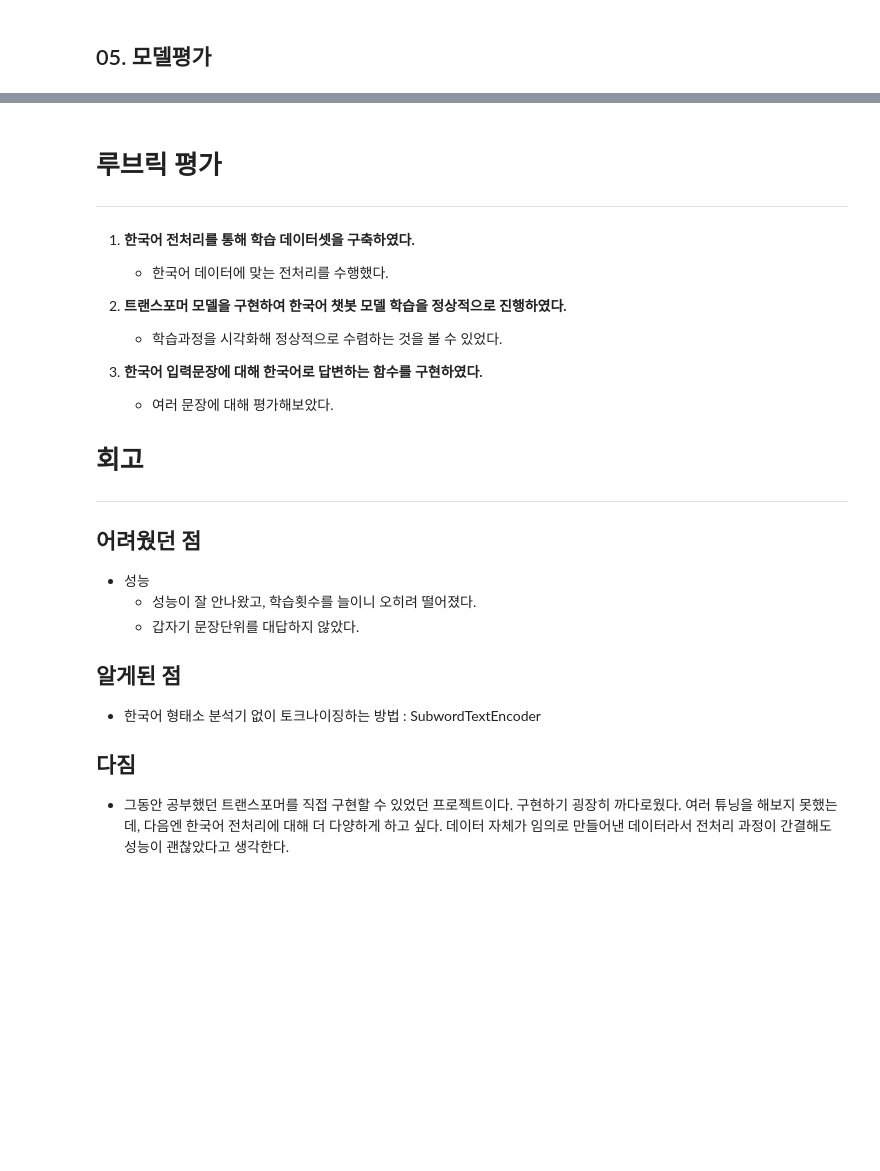
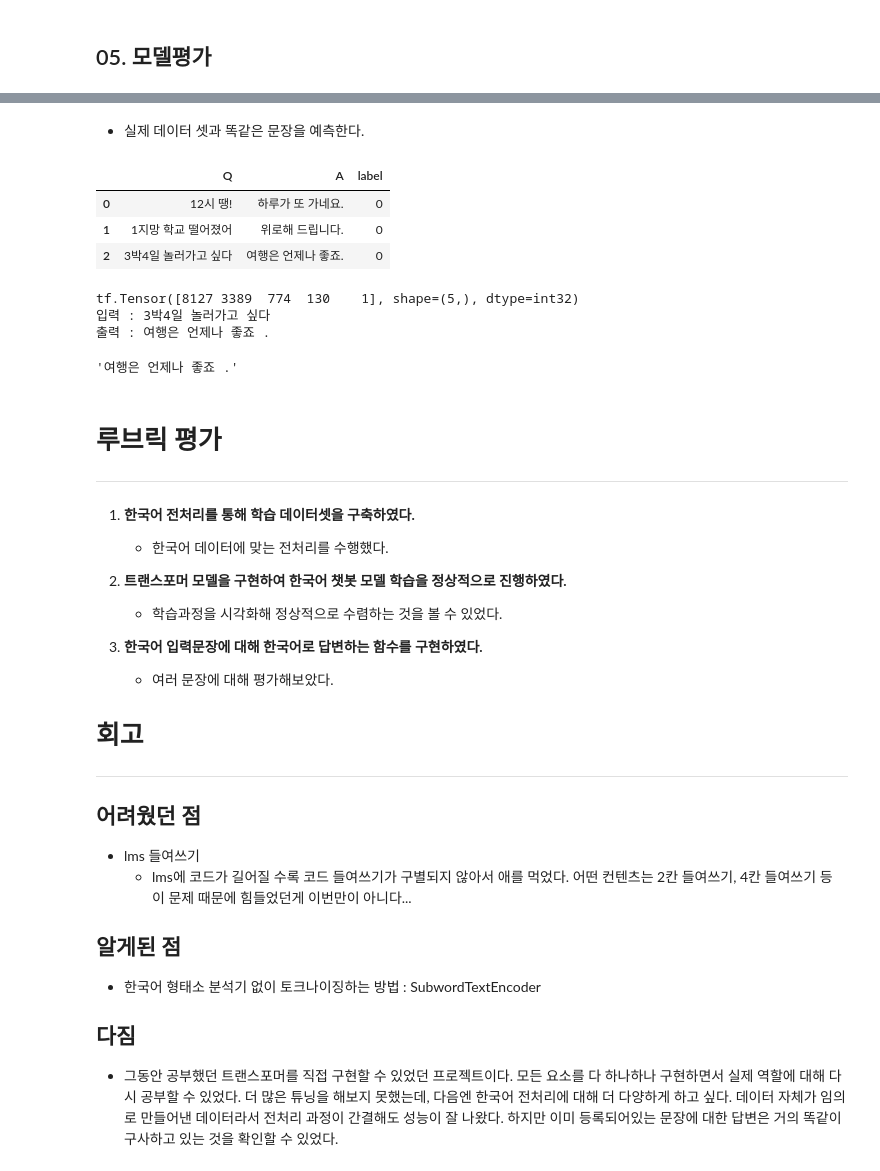
Before and after one commit to miinkang/AI_Project_AIFFEL, a Jupyter notebook: [E-15]kor_chatbot.ipynb, the cells around one changed output, grey strips where cells are left out. Saved outputs shown, nothing was run; the diff lists cells and outputs as text; code cells hidden in the pictures; blank space fills up the shorter version.

```diff
--- a/[E-15]kor_chatbot.ipynb
+++ b/[E-15]kor_chatbot.ipynb
@@ -716,3 +708,19 @@ sentence_generation('오늘 공부 어렵다')
+# %% [markdown]
+- 실제 데이터 셋과 똑같은 문장을 예측한다.
+# %%
+data.head(3)
+# %% [output]
+|  | Q | A | label |
+| 0 | 12시 땡! | 하루가 또 가네요. | 0 |
+| 1 | 1지망 학교 떨어졌어 | 위로해 드립니다. | 0 |
+| 2 | 3박4일 놀러가고 싶다 | 여행은 언제나 좋죠. | 0 |
+# %%
+sentence_generation('3박4일 놀러가고 싶다')
+# %% [output]
+tf.Tensor([8127 3389  774  130    1], shape=(5,), dtype=int32)
+입력 : 3박4일 놀러가고 싶다
+출력 : 여행은 언제나 좋죠 .
+'여행은 언제나 좋죠 .'
 # %% [markdown]
 # 루브릭 평가
 ---
@@ -735,12 +743,11 @@ sentence_generation('오늘 공부 어렵다')
 # 회고
 ---
 ## 어려웠던 점
-- 성능
-    - 성능이 잘 안나왔고, 학습횟수를 늘이니 오히려 떨어졌다.
-    - 갑자기 문장단위를 대답하지 않았다.
+- lms 들여쓰기
+    - lms에 코드가 길어질 수록 코드 들여쓰기가 구별되지 않아서 애를 먹었다. 어떤 컨텐츠는 2칸 들여쓰기, 4칸 들여쓰기 등 이 문제 때문에 힘들었던게 이번만이 아니다...
 
 ## 알게된 점
 - 한국어 형태소 분석기 없이 토크나이징하는 방법 : SubwordTextEncoder
 
 ## 다짐
-- 그동안 공부했던 트랜스포머를 직접 구현할 수 있었던 프로젝트이다. 구현하기 굉장히 까다로웠다. 여러 튜닝을 해보지 못했는데, 다음엔 한국어 전처리에 대해 더 다양하게 하고 싶다. 데이터 자체가 임의로 만들어낸 데이터라서 전처리 과정이 간결해도 성능이 괜찮았다고 생각한다.
+- 그동안 공부했던 트랜스포머를 직접 구현할 수 있었던 프로젝트이다. 모든 요소를 다 하나하나 구현하면서 실제 역할에 대해 다시 공부할 수 있었다. 더 많은 튜닝을 해보지 못했는데, 다음엔 한국어 전처리에 대해 더 다양하게 하고 싶다. 데이터 자체가 임의로 만들어낸 데이터라서 전처리 과정이 간결해도 성능이 잘 나왔다. 하지만 이미 등록되어있는 문장에 대한 답변은 거의 똑같이 구사하고 있는 것을 확인할 수 있었다.
```
Also changed, not shown: parts of 36 cells of this notebook.
